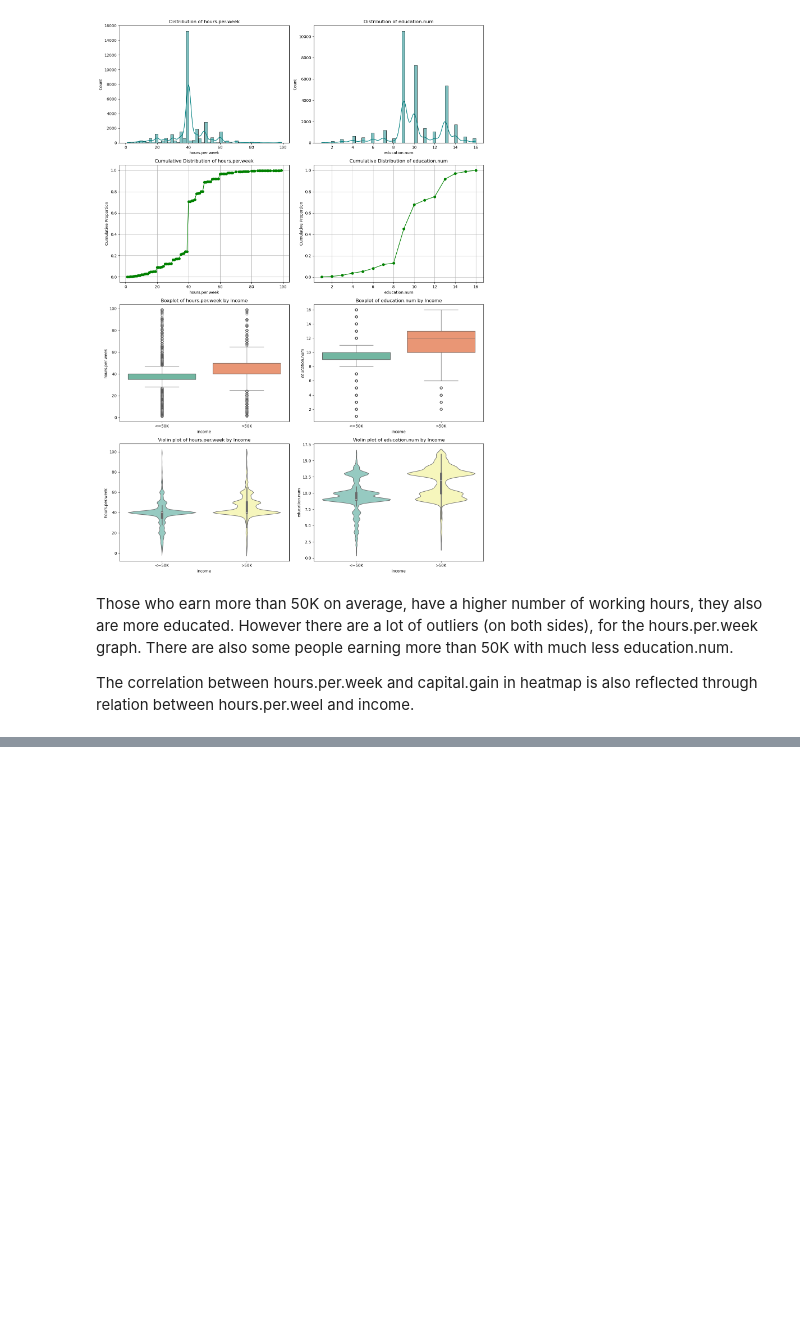
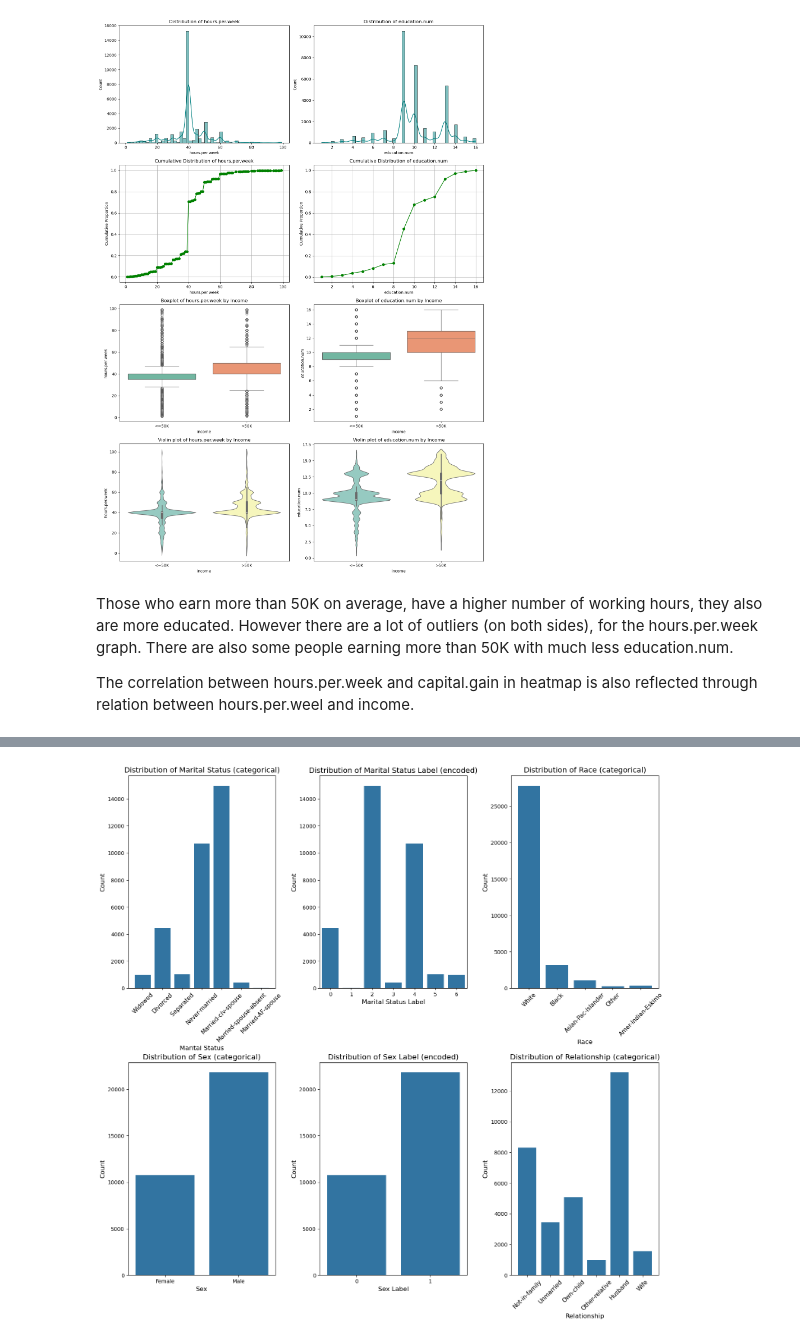
Before and after one commit to Awesome-AI-ML-DELTA25/DataCleaning, a Jupyter notebook: data_cleaning.ipynb, the cells around one changed output, grey strips where cells are left out. Cells and saved outputs as stored; diff of their text form; code cells hidden in the pictures; blank space fills up the shorter version.

Commit message:
fixed typoes, sexism analysis, sean to sns

```diff
--- a/data_cleaning.ipynb
+++ b/data_cleaning.ipynb
@@ -1036,0 +1048,49 @@ plt.show()
+# %%
+fig, axs = plt.subplots(2, 3, figsize=(18, 18))
+
+# 1. Marital Status (categorical)
+sean.countplot(data=df, x='marital.status', ax=axs[0,0])
+axs[0,0].set_title('Distribution of Marital Status (categorical)', fontsize=14)
+axs[0,0].set_xlabel('Marital Status', fontsize=12)
+axs[0,0].set_ylabel('Count', fontsize=12)
+axs[0,0].tick_params(axis='x', rotation=45, labelsize=11)
+axs[0,0].margins(x=0.05)  # small horizontal margin
+
+# 2. Marital Status Label (encoded)
+sean.countplot(data=df, x='marital.status.label', ax=axs[0,1])
+axs[0,1].set_title('Distribution of Marital Status Label (encoded)', fontsize=14)
+axs[0,1].set_xlabel('Marital Status Label', fontsize=12)
+axs[0,1].set_ylabel('Count', fontsize=12)
+
+# 3. Sex (categorical)
+sean.countplot(data=df, x='sex', ax=axs[1,0])
+axs[1,0].set_title('Distribution of Sex (categorical)', fontsize=14)
+axs[1,0].set_xlabel('Sex', fontsize=12)
+axs[1,0].set_ylabel('Count', fontsize=12)
+
+# 4. Sex Label (encoded)
+sean.countplot(data=df, x='sex.label', ax=axs[1,1])
+axs[1,1].set_title('Distribution of Sex Label (encoded)', fontsize=14)
+axs[1,1].set_xlabel('Sex Label', fontsize=12)
+axs[1,1].set_ylabel('Count', fontsize=12)
+
+# 5. Race (categorical)
+sean.countplot(data=df, x='race', ax=axs[0,2])
+axs[0,2].set_title('Distribution of Race (categorical)', fontsize=14)
+axs[0,2].set_xlabel('Race', fontsize=12)
+axs[0,2].set_ylabel('Count', fontsize=12)
+axs[0,2].tick_params(axis='x', rotation=45, labelsize=11)
+axs[0,2].margins(x=0.05)
+
+# 6. Relationship (categorical)
+sean.countplot(data=df, x='relationship', ax=axs[1,2])
+axs[1,2].set_title('Distribution of Relationship (categorical)', fontsize=14)
+axs[1,2].set_xlabel('Relationship', fontsize=12)
+axs[1,2].set_ylabel('Count', fontsize=12)
+axs[1,2].tick_params(axis='x', rotation=45, labelsize=11)
+axs[1,2].margins(x=0.05)
+
+plt.subplots_adjust(hspace=0.35, wspace=0.3, bottom=0.15)  # more vertical and horizontal space
+plt.show()
+# %% [output]
+[figure, added]
```
Also changed, not shown: parts of 30 cells of this notebook, 3 other files.
